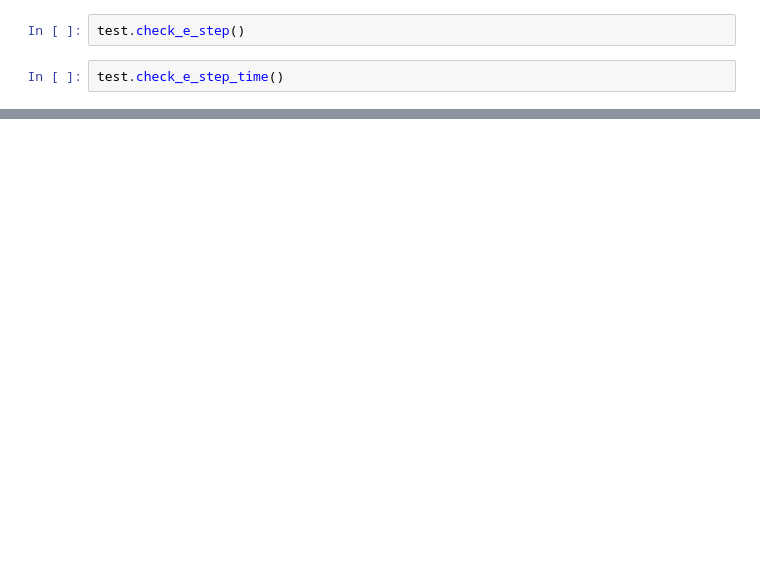
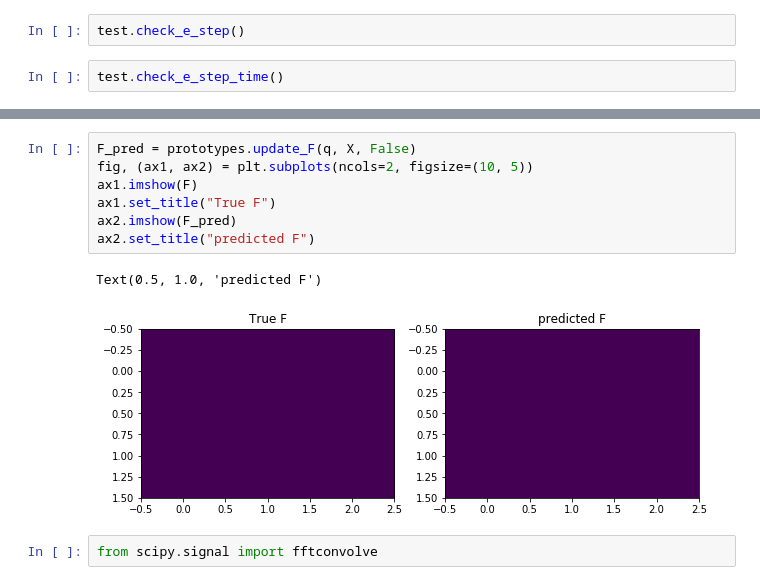
Before and after one commit to Muhamob/bmmo-2019-Fall, a Jupyter notebook: hw/practice_1/Tests.ipynb, the cells around one changed output, grey strips where cells are left out. Saved outputs shown, nothing was run; the diff lists cells and outputs as text; blank space fills up the shorter version.

```diff
--- a/hw/practice_1/Tests.ipynb
+++ b/hw/practice_1/Tests.ipynb
@@ -21,0 +60,12 @@ test.check_e_step_time()
+# %%
+F_pred = prototypes.update_F(q, X, False)
+fig, (ax1, ax2) = plt.subplots(ncols=2, figsize=(10, 5))
+ax1.imshow(F)
+ax1.set_title("True F")
+ax2.imshow(F_pred)
+ax2.set_title("predicted F")
+# %% [output]
+Text(0.5, 1.0, 'predicted F')
+[figure, added]
+# %%
+from scipy.signal import fftconvolve
```
Also changed, not shown: parts of 13 cells of this notebook, 2 other files.
